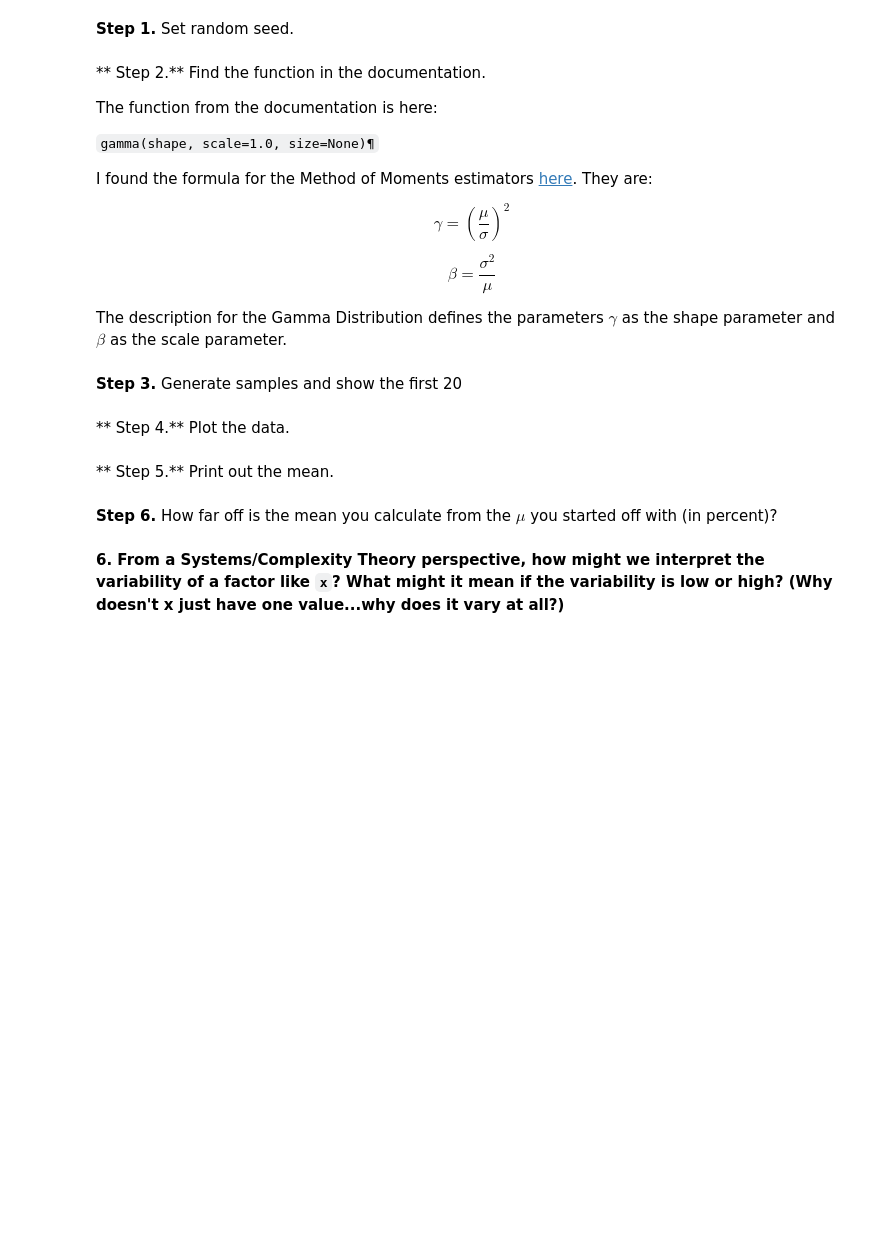
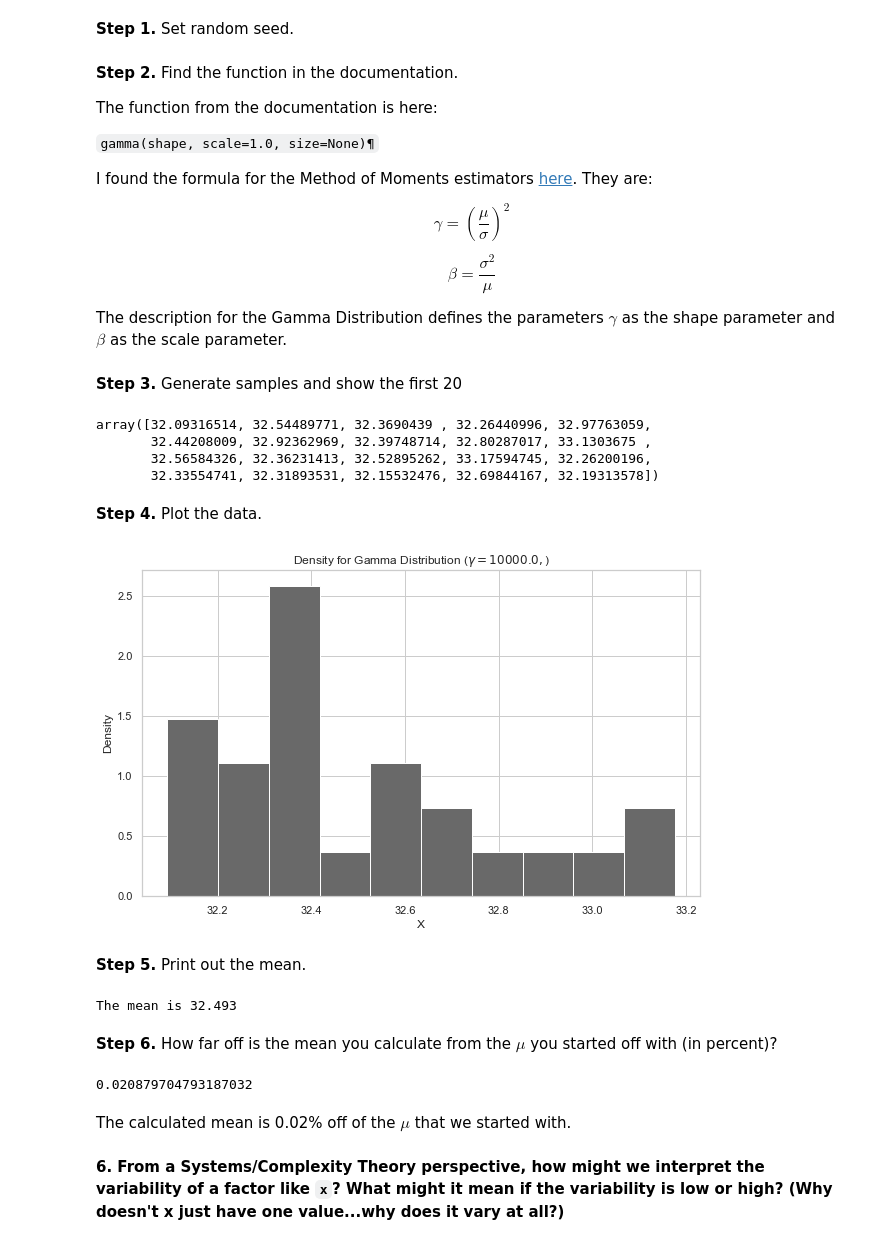
Before and after one commit to natemcintosh/en_685_648_data_science, a Jupyter notebook: 6_module/lab/nmcinto2.ipynb, the cells around one changed output. Cells and saved outputs as stored; diff of their text form; code cells hidden in the pictures; blank space fills up the shorter version.

```diff
--- a/6_module/lab/nmcinto2.ipynb
+++ b/6_module/lab/nmcinto2.ipynb
@@ -403,7 +436,7 @@ Based on the discussion above, use $\mu = 32.5$ and $\sigma = 0.325$ to generate
 # %%
 np.random.seed([683920])
 # %% [markdown]
-** Step 2\.** Find the function in the documentation.
+**Step 2\.** Find the function in the documentation.
 
 The function from the documentation is here:
 
@@ -411,19 +444,53 @@ The function from the documentation is here:
 
 I found the formula for the Method of Moments estimators [here](http://www.itl.nist.gov/div898/handbook/eda/section3/eda366b.htm). They are:
 
-$$\gamma = (\frac{\mu}{\sigma})^2$$
+$$\gamma = \left(\frac{\mu}{\sigma} \right)^2$$
 
 $$\beta = \frac{\sigma^2}{\mu}$$
 
 The description for the Gamma Distribution defines the parameters $\gamma$ as the shape parameter and $\beta$ as the scale parameter.
 # %% [markdown]
 **Step 3\.** Generate samples and show the first 20
+# %%
+np.random.seed([683920])
+γ = (mu / s)**2
+β = s**2 / mu
+gamma_samples = np.random.gamma(γ, scale = β, size = 25)
+gamma_samples[:20]
+# %% [output]
+array([32.09316514, 32.54489771, 32.3690439 , 32.26440996, 32.97763059,
+       32.44208009, 32.92362969, 32.39748714, 32.80287017, 33.1303675 ,
+       32.56584326, 32.36231413, 32.52895262, 33.17594745, 32.26200196,
+       32.33554741, 32.31893531, 32.15532476, 32.69844167, 32.19313578])
 # %% [markdown]
-** Step 4\.** Plot the data.
+**Step 4\.** Plot the data.
+# %%
+figure = plt.figure(figsize=(10, 6)) # first element is width, second is height.
+
+axes = figure.add_subplot(1, 1, 1)
+
+axes.hist(gamma_samples, density=True, color="DimGray") # a density
+axes.set_ylabel( "Density")
+axes.set_xlabel( "X")
+axes.set_title(f"Density for Gamma Distribution ($\gamma={γ},\beta={β}$)")
+
+plt.show()
+# %% [output]
+[figure, added]
 # %% [markdown]
-** Step 5\.** Print out the mean.
+**Step 5\.** Print out the mean.
+# %%
+print(f"The mean is {gamma_samples.mean():.3f}")
+# %% [output]
+The mean is 32.493
 # %% [markdown]
 **Step 6\.** How far off is the mean you calculate from the $\mu$ you started off with (in percent)?
+# %%
+np.abs((gamma_samples.mean() - mu) / mu) * 100
+# %% [output]
+0.020879704793187032
+# %% [markdown]
+The calculated mean is 0.02% off of the $\mu$ that we started with.
 # %% [markdown]
 **6\. From a Systems/Complexity Theory perspective, how might we interpret the variability of a factor like `x`? What might it mean if the variability is low or high? (Why doesn't x just have one value...why does it vary at all?)**
 # %% [markdown]
```
Also changed, not shown: parts of 11 cells of this notebook.
